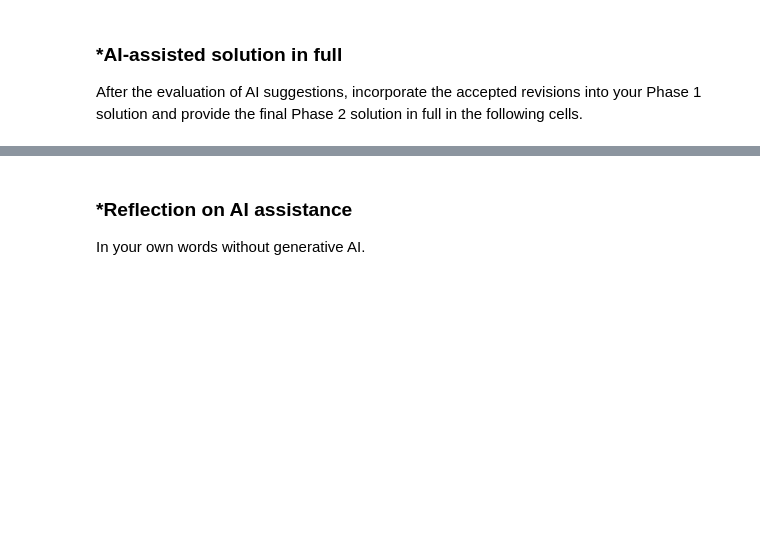
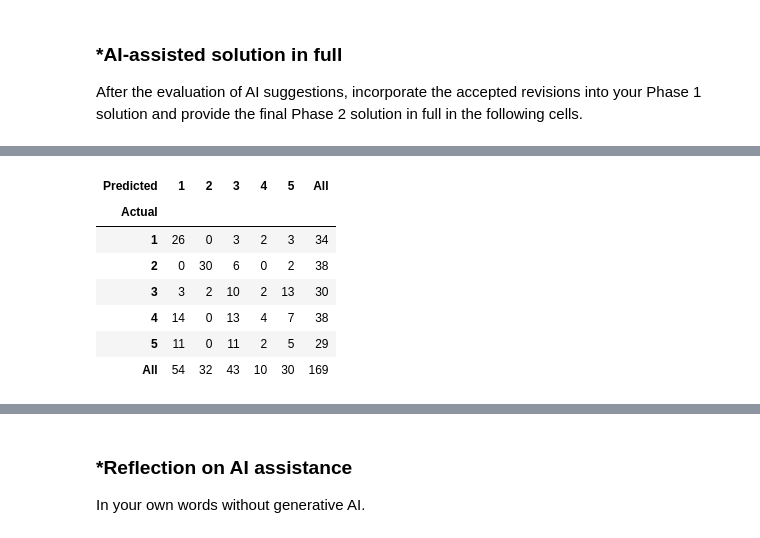
Before and after one commit to CodyChhea1/A03-knn, a Jupyter notebook: notebook.ipynb, the cells around one changed output, grey strips where cells are left out. Drawn from its saved outputs; the diff is of its cells as text; code cells hidden in the pictures; blank space fills up the shorter version.

```diff
--- a/notebook.ipynb
+++ b/notebook.ipynb
@@ -136,0 +404,37 @@ After the evaluation of AI suggestions, incorporate the accepted revisions into
+# %%
+from sklearn.neighbors import KNeighborsClassifier
+from math import sqrt
+
+classification_model = KNeighborsClassifier(n_neighbors=3).fit(
+    eval_X_train_scaled, eval_y_train
+) # mine_X_train_scaled are the examples we want the model to learn from, while eval_y_train are the corresponding results
+
+print("Validation accuracy (k = 3):",
+      round(classification_model.score(eval_X_valid_scaled, eval_y_valid), 3))
+
+k_values = range(1,51)
+validation_accuracies = []
+for k in k_values:
+    knn_k = KNeighborsClassifier(n_neighbors=k)
+    knn_k.fit(eval_X_train_scaled, eval_y_train)
+    validation_accuracies.append(knn_k.score(eval_X_valid_scaled, eval_y_valid))
+
+k_position = k_values[int(np.argmax(validation_accuracies))]
+print(k_position) #most optimal k, found that most optimal is k = 2
+
+k = sqrt(len(eval_X_train_scaled)) #rule of thumb k sqrt(n)
+print(k)
+
+accuracy_table = pd.DataFrame({
+    "k": list(k_values),
+    "validation accuracy": validation_accuracies,
+})
+display(accuracy_table.round(3))
+
+# Final k-NN classifier with the chosen k
+final_k = 11
+knn_final = KNeighborsClassifier(n_neighbors=final_k).fit(
+    eval_X_train_scaled, eval_y_train
+)
+print(f"Validation accuracy (k = {final_k}):",
+      round(knn_final.score(eval_X_valid_scaled, eval_y_valid), 3))
@@ -136,0 +465,15 @@ After the evaluation of AI suggestions, incorporate the accepted revisions into
+# %%
+
+eval_y_pred = knn_final.predict(eval_X_valid_scaled)
+
+pd.crosstab(eval_y_valid, eval_y_pred,
+            rownames=["Actual"], colnames=["Predicted"], margins=True)
+# %% [output]
+| Predicted | 1 | 2 | 3 | 4 | 5 | All |
+| Actual |  |  |  |  |  |  |
+| 1 | 26 | 0 | 3 | 2 | 3 | 34 |
+| 2 | 0 | 30 | 6 | 0 | 2 | 38 |
+| 3 | 3 | 2 | 10 | 2 | 13 | 30 |
+| 4 | 14 | 0 | 13 | 4 | 7 | 38 |
+| 5 | 11 | 0 | 11 | 2 | 5 | 29 |
+| All | 54 | 32 | 43 | 10 | 30 | 169 |
```
Also changed, not shown: parts of 23 cells of this notebook.
